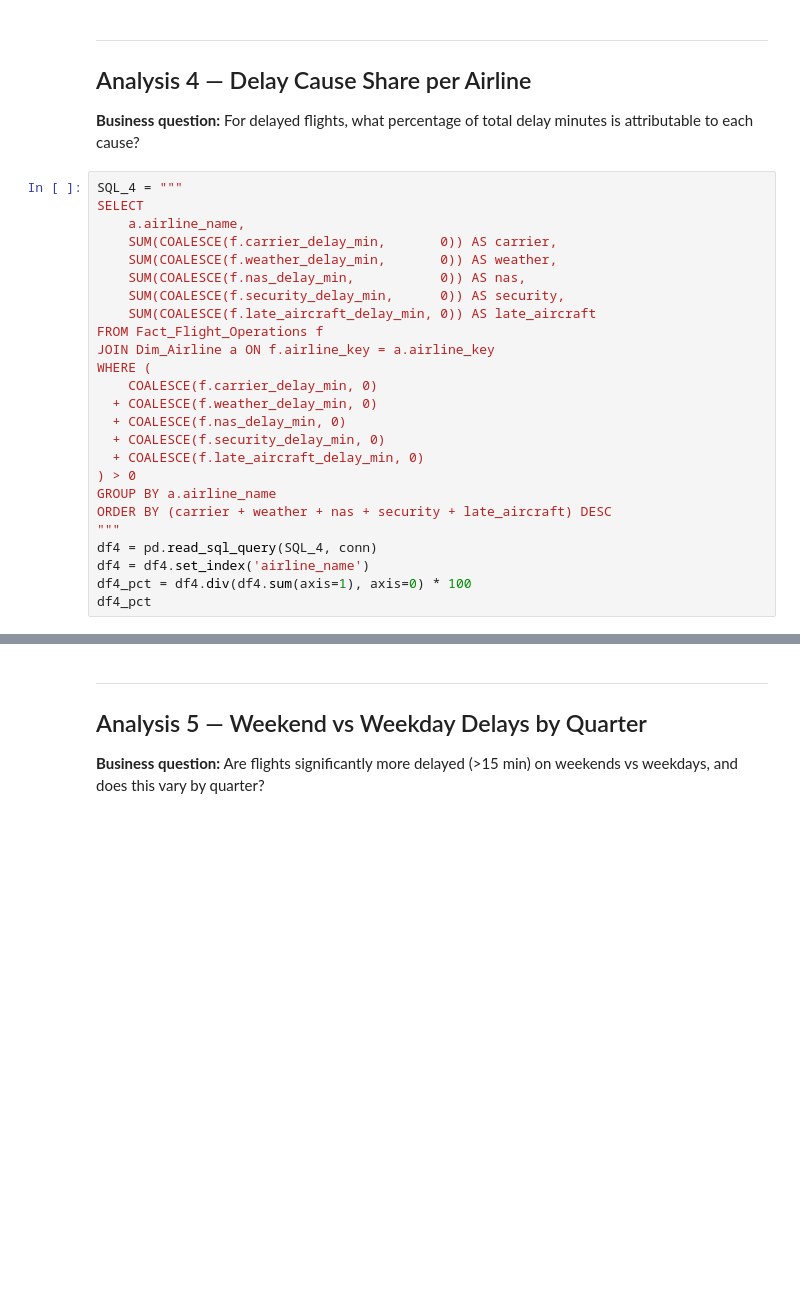
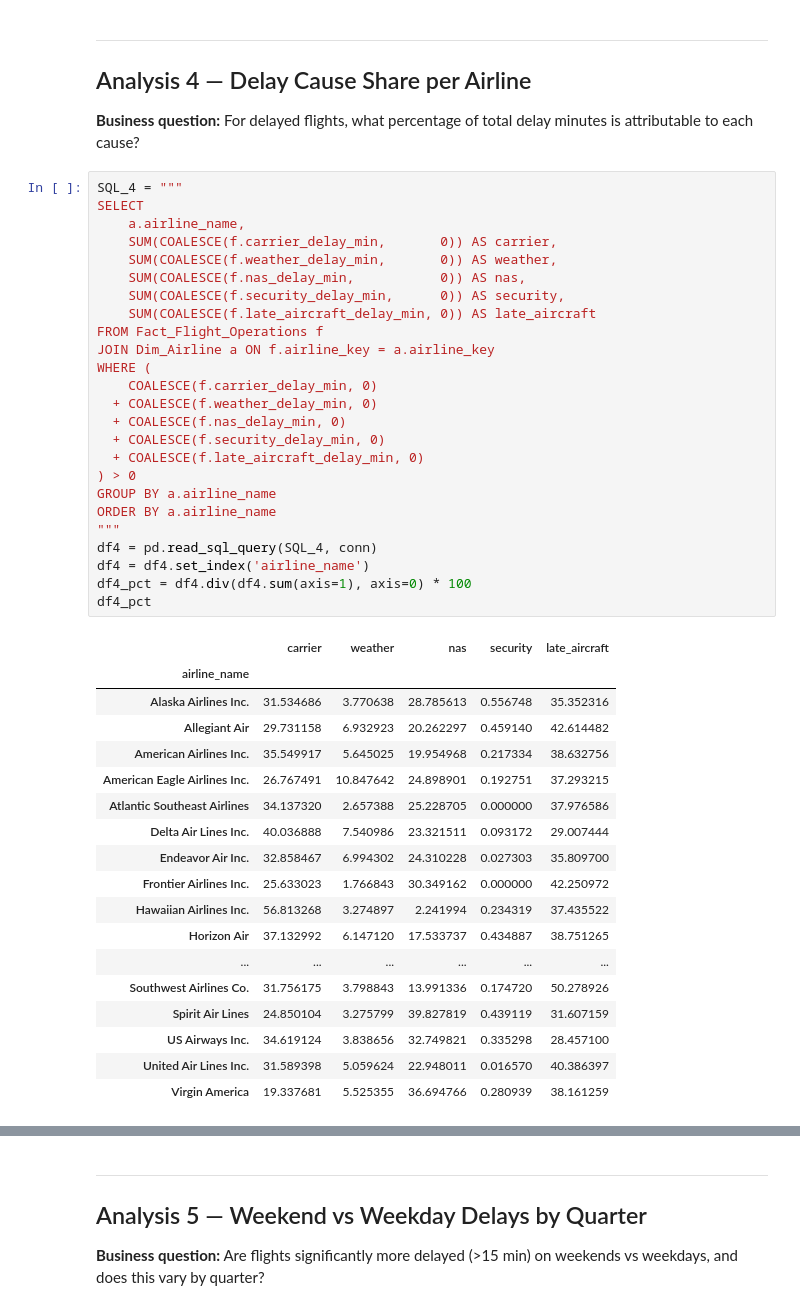
Before and after one commit to piotrek1459/flight-delays-data-warehouse, a Jupyter notebook: notebooks/analysis.ipynb, the cells around one changed output, grey strips where cells are left out. Saved outputs shown, nothing was run; the diff lists cells and outputs as text; blank space fills up the shorter version.

```diff
--- a/notebooks/analysis.ipynb
+++ b/notebooks/analysis.ipynb
@@ -160,28 +206,47 @@ plt.show()
 # %%
 SQL_4 = """
 SELECT
     a.airline_name,
     SUM(COALESCE(f.carrier_delay_min,       0)) AS carrier,
     SUM(COALESCE(f.weather_delay_min,       0)) AS weather,
     SUM(COALESCE(f.nas_delay_min,           0)) AS nas,
     SUM(COALESCE(f.security_delay_min,      0)) AS security,
     SUM(COALESCE(f.late_aircraft_delay_min, 0)) AS late_aircraft
 FROM Fact_Flight_Operations f
 JOIN Dim_Airline a ON f.airline_key = a.airline_key
 WHERE (
     COALESCE(f.carrier_delay_min, 0)
   + COALESCE(f.weather_delay_min, 0)
   + COALESCE(f.nas_delay_min, 0)
   + COALESCE(f.security_delay_min, 0)
   + COALESCE(f.late_aircraft_delay_min, 0)
 ) > 0
 GROUP BY a.airline_name
-ORDER BY (carrier + weather + nas + security + late_aircraft) DESC
+ORDER BY a.airline_name
 """
 df4 = pd.read_sql_query(SQL_4, conn)
 df4 = df4.set_index('airline_name')
 df4_pct = df4.div(df4.sum(axis=1), axis=0) * 100
 df4_pct
+# %% [output]
+|  | carrier | weather | nas | security | late_aircraft |
+| airline_name |  |  |  |  |  |
+| Alaska Airlines Inc. | 31.534686 | 3.770638 | 28.785613 | 0.556748 | 35.352316 |
+| Allegiant Air | 29.731158 | 6.932923 | 20.262297 | 0.459140 | 42.614482 |
+| American Airlines Inc. | 35.549917 | 5.645025 | 19.954968 | 0.217334 | 38.632756 |
+| American Eagle Airlines Inc. | 26.767491 | 10.847642 | 24.898901 | 0.192751 | 37.293215 |
+| Atlantic Southeast Airlines | 34.137320 | 2.657388 | 25.228705 | 0.000000 | 37.976586 |
+| Delta Air Lines Inc. | 40.036888 | 7.540986 | 23.321511 | 0.093172 | 29.007444 |
+| Endeavor Air Inc. | 32.858467 | 6.994302 | 24.310228 | 0.027303 | 35.809700 |
+| Frontier Airlines Inc. | 25.633023 | 1.766843 | 30.349162 | 0.000000 | 42.250972 |
+| Hawaiian Airlines Inc. | 56.813268 | 3.274897 | 2.241994 | 0.234319 | 37.435522 |
+| Horizon Air | 37.132992 | 6.147120 | 17.533737 | 0.434887 | 38.751265 |
+| ... | ... | ... | ... | ... | ... |
+| Southwest Airlines Co. | 31.756175 | 3.798843 | 13.991336 | 0.174720 | 50.278926 |
+| Spirit Air Lines | 24.850104 | 3.275799 | 39.827819 | 0.439119 | 31.607159 |
+| US Airways Inc. | 34.619124 | 3.838656 | 32.749821 | 0.335298 | 28.457100 |
+| United Air Lines Inc. | 31.589398 | 5.059624 | 22.948011 | 0.016570 | 40.386397 |
+| Virgin America | 19.337681 | 5.525355 | 36.694766 | 0.280939 | 38.161259 |
 # %%
 fig, ax = plt.subplots(figsize=(14, 6))
 df4_pct.plot(kind='bar', stacked=True, ax=ax,
```
Also changed, not shown: parts of 13 cells of this notebook, 7 other files.
